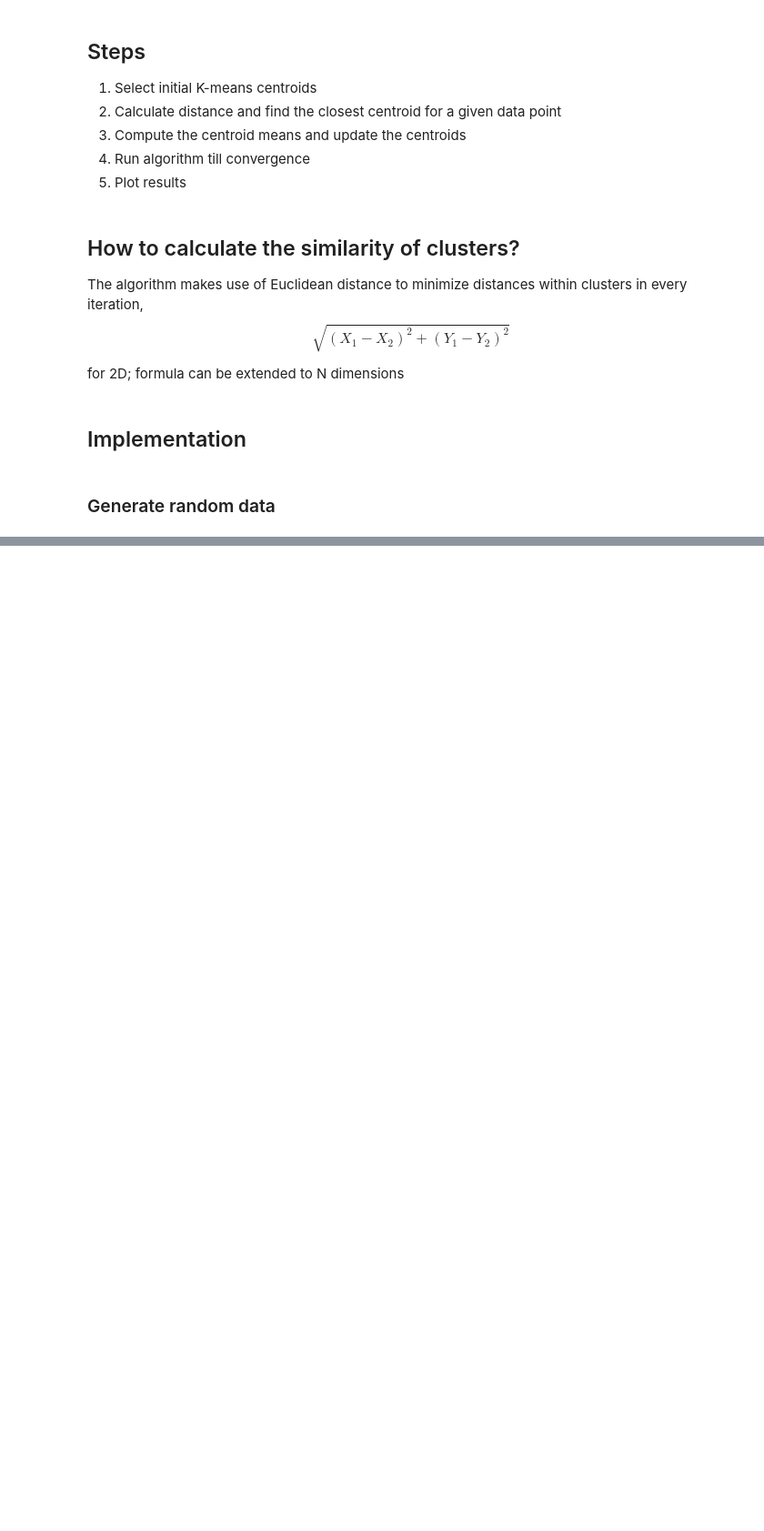
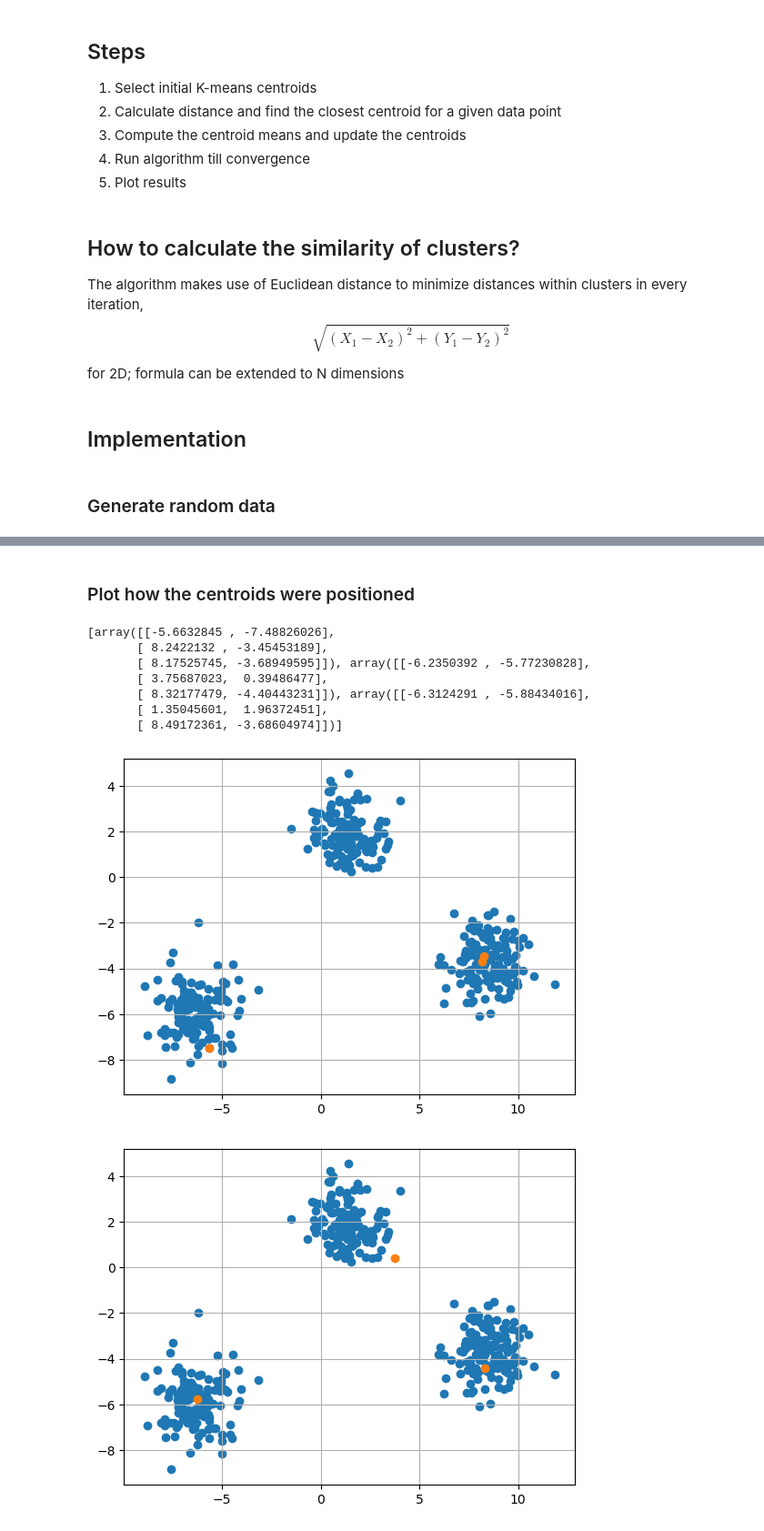
Before and after one commit to devireddyprasanth22/ml-models, a Jupyter notebook: kmeans_clustering/kmeans.ipynb, the cells around one changed output, grey strips where cells are left out. Shown at 91% size. Drawn from its saved outputs; the diff is of its cells as text; code cells hidden in the pictures; blank space fills up the shorter version.

```diff
--- a/kmeans_clustering/kmeans.ipynb
+++ b/kmeans_clustering/kmeans.ipynb
@@ -74,0 +113,20 @@ IndentationError: expected an indented block after function definition on line 1
+# %% [markdown]
+### Plot how the centroids were positioned
+# %%
+iterations = kmeans.iters
+print(iterations)
+for i in range(len(iterations)):
+    plt.grid()
+    plt.scatter(X[:, 0], X[:,1])
+    plt.scatter(iterations[i][:,0], iterations[i][:,1])
+    plt.show()
+# %% [output]
+[array([[-5.6632845 , -7.48826026],
+       [ 8.2422132 , -3.45453189],
+       [ 8.17525745, -3.68949595]]), array([[-6.2350392 , -5.77230828],
+       [ 3.75687023,  0.39486477],
+       [ 8.32177479, -4.40443231]]), array([[-6.3124291 , -5.88434016],
+       [ 1.35045601,  1.96372451],
+       [ 8.49172361, -3.68604974]])]
+[figure, added]
+[figure, added]
```
Also changed, not shown: parts of 10 cells of this notebook.
